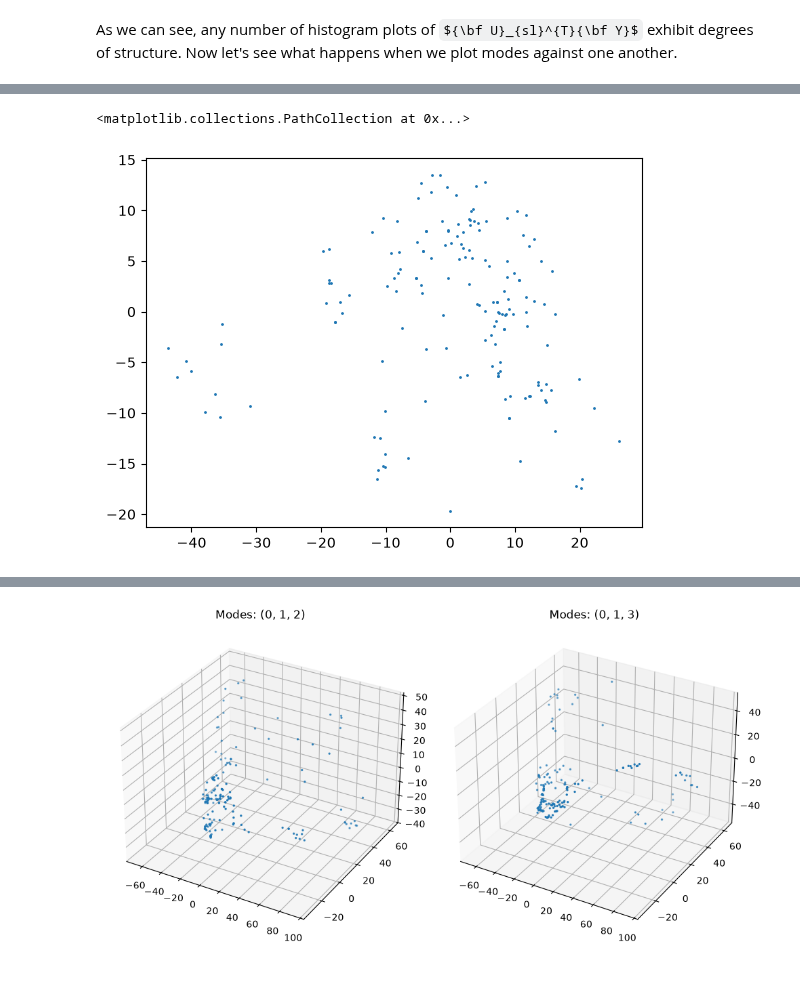
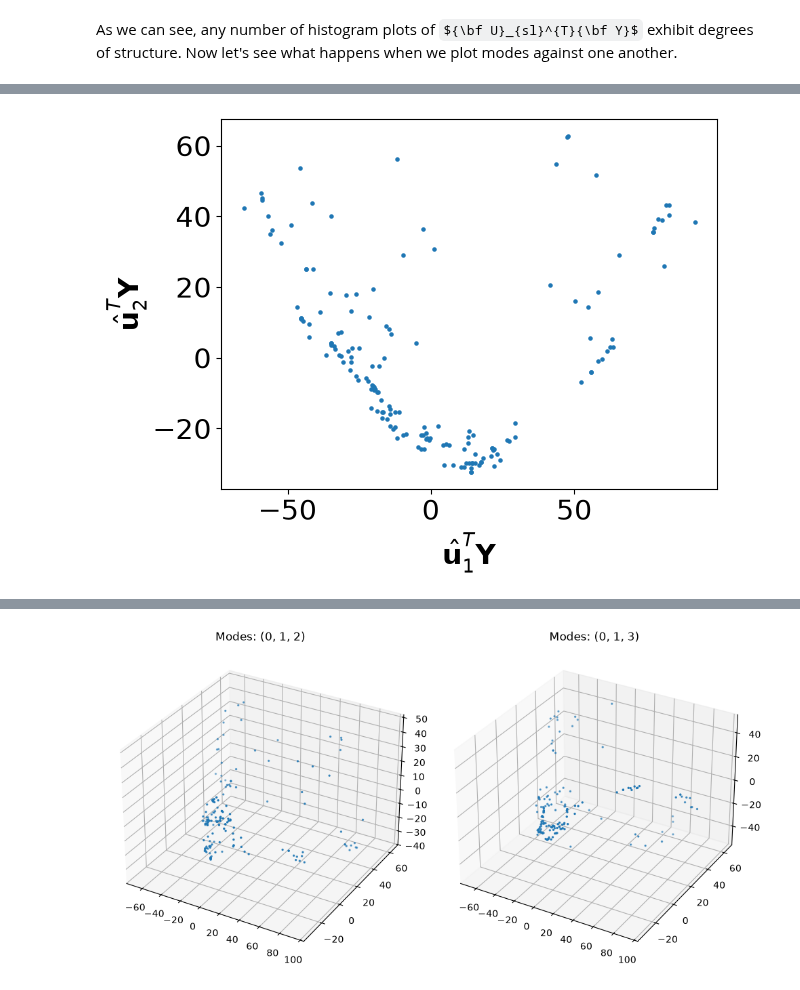
Before and after one commit to aadib2/Math_540_Fall_2026, a Jupyter notebook: Lecture_Notes_and_Code/Unsupervised_Learning/Applications_of_the_SVD_and_Cluster_Analysis.ipynb, the cells around one changed output, grey strips where cells are left out. Drawn from its saved outputs; the diff is of its cells as text; code cells hidden in the pictures; some formulas as TeX source.

```diff
--- a/Lecture_Notes_and_Code/Unsupervised_Learning/Applications_of_the_SVD_and_Cluster_Analysis.ipynb
+++ b/Lecture_Notes_and_Code/Unsupervised_Learning/Applications_of_the_SVD_and_Cluster_Analysis.ipynb
@@ -352,5 +347,6 @@ plt.scatter(projected_images[0, :], projected_images[1, :], s=1.)
-# %%
-plt.scatter(projected_images[5, :], projected_images[10, :], s=1.)
-# %% [output]
-<matplotlib.collections.PathCollection at 0x...>
-[figure, removed]
+# %%
+plt.scatter(projected_images[0, :], projected_images[1, :], s=5.)
+plt.xlabel(r"$\hat{{\bf u}}_{1}^{T}{\bf Y}$")
+plt.ylabel(r"$\hat{{\bf u}}_{2}^{T}{\bf Y}$");
+# %% [output]
+[figure, added]
```
Also changed, not shown: parts of 3 cells of this notebook.
